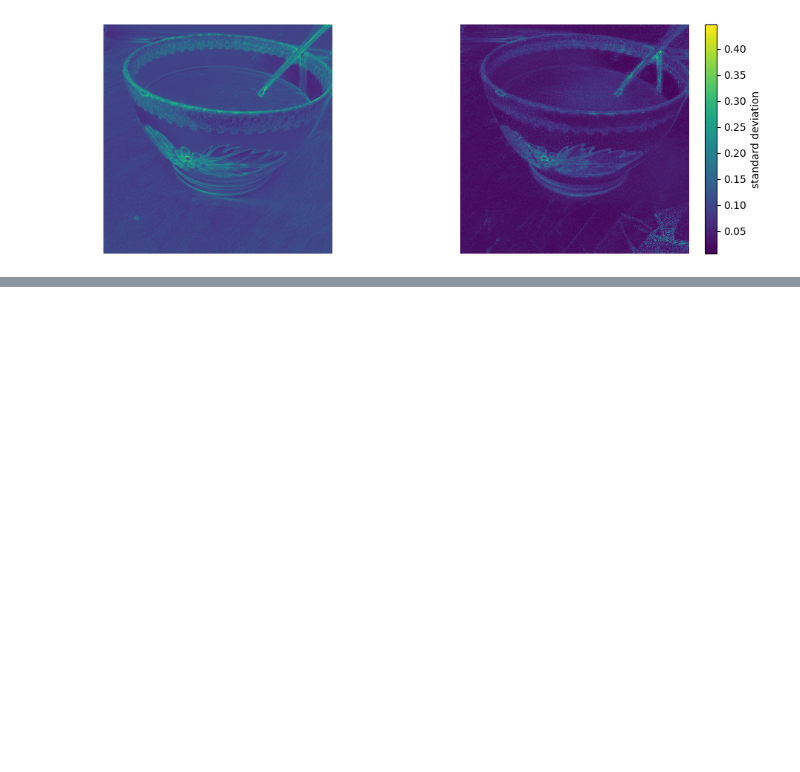
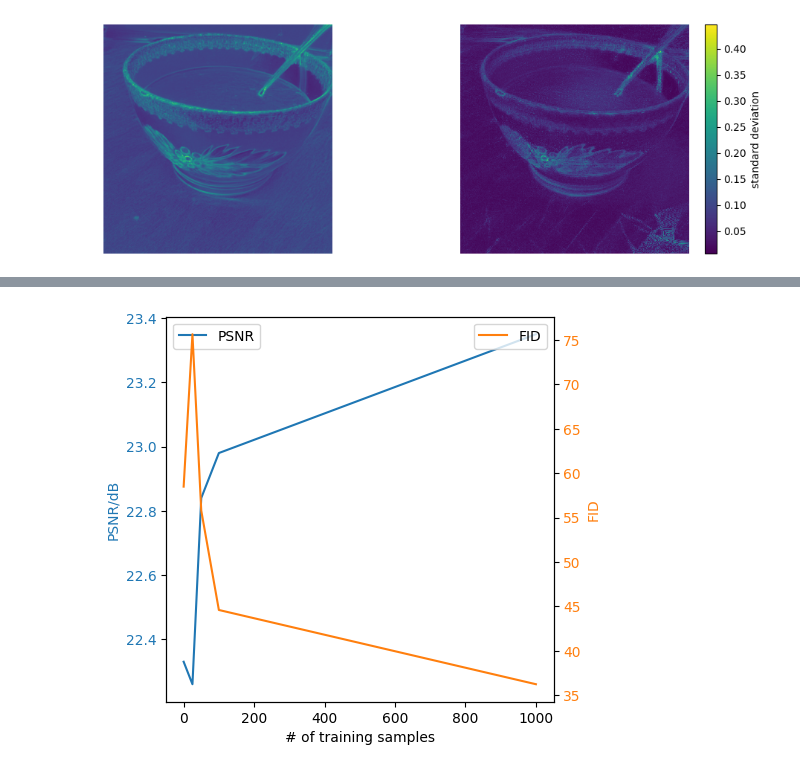
Before and after one commit to tongdaxu/ControlNet-Low-Level, a Jupyter notebook: cal_var.ipynb, the cells around one changed output, grey strips where cells are left out. Cells and saved outputs as stored; diff of their text form; code cells hidden in the pictures; blank space fills up the shorter version.

```diff
--- a/cal_var.ipynb
+++ b/cal_var.ipynb
@@ -84,0 +85,23 @@ plt.show()
+# %%
+import matplotlib.pyplot as plt
+import numpy as np
+
+n_count = np.array([0, 25, 50, 100, 1000])
+psnr = np.array([22.33, 22.26, 22.84, 22.98, 23.35])
+fid = np.array([58.48, 75.64, 55.78, 44.59, 36.23])
+fig, ax1 = plt.subplots(1,1,figsize=(5, 5))
+ax1.plot(n_count, psnr, color="tab:blue", label="PSNR")
+ax1.set_xlabel("# of training samples")
+ax1.set_ylabel('PSNR/dB', color="tab:blue")
+ax1.tick_params(axis='y', labelcolor="tab:blue")
+ax1.legend()
+
+ax2 = ax1.twinx()
+ax2.plot(n_count, fid, color="tab:orange", label="FID")
+ax2.set_ylabel('FID', color="tab:orange")
+ax2.tick_params(axis='y', labelcolor="tab:orange")
+ax2.legend()
+plt.savefig("cover.pdf")
+plt.show()
+# %% [output]
+[figure, added]
```
Also changed, not shown: parts of 1 cell of this notebook, 19 other files.
